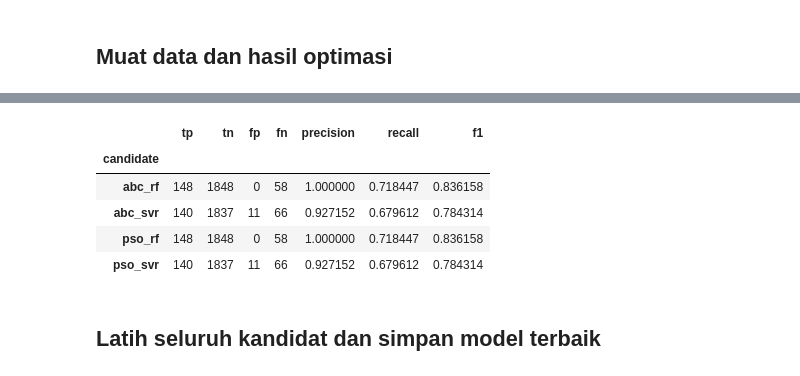
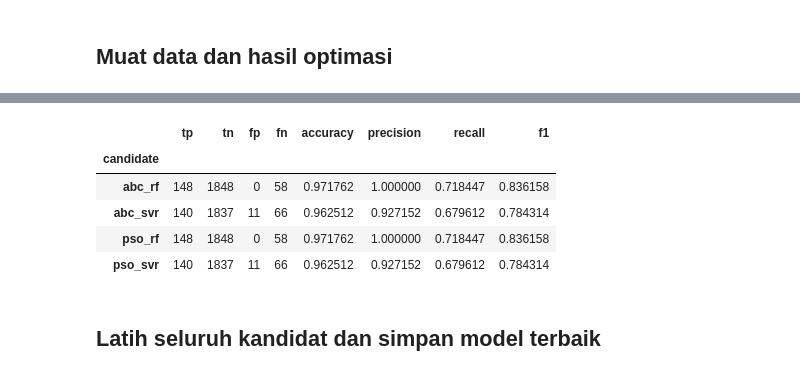
Before and after one commit to citra-leap-solution/vehicle-health-forecasting, a Jupyter notebook: newcode/scenarios/01_RF_SVR_data_single/Build_Models.ipynb, the cells around one changed output, grey strips where cells are left out. Drawn from its saved outputs; the diff is of its cells as text; code cells hidden in the pictures.

Commit message:
fix: accuracy

```diff
--- a/newcode/scenarios/01_RF_SVR_data_single/Build_Models.ipynb
+++ b/newcode/scenarios/01_RF_SVR_data_single/Build_Models.ipynb
@@ -95,7 +95,7 @@ primary_cv = threshold_comparison.loc[
     & threshold_comparison["threshold"].eq(PRIMARY_THRESHOLD)
 ].set_index("candidate")
 display(comparison[metric_cols])
-display(primary_cv[["tp", "tn", "fp", "fn", "precision", "recall", "f1"]])
+display(primary_cv[["tp", "tn", "fp", "fn", "accuracy", "precision", "recall", "f1"]])
 # %% [output]
 |  | optimizer | model | cv_mse | cv_rmse | test_mse | test_rmse | test_mae | test_r2 | objective_evaluations |
 | pso_svr | PSO | SVR | 13361.356165 | 115.591333 | 11163.182933 | 105.655965 | 57.39416 | 0.978838 | 320 |
@@ -104,10 +104,10 @@ display(primary_cv[["tp", "tn", "fp", "fn", "precision", "recall", "f1"]])
 | pso_rf | PSO | Random Forest | 24118.341581 | 155.30081 | 16012.65904 | 126.541136 | 66.967249 | 0.969645 | 299 |
-|  | tp | tn | fp | fn | precision | recall | f1 |
-| candidate |  |  |  |  |  |  |  |
-| abc_rf | 148 | 1848 | 0 | 58 | 1.000000 | 0.718447 | 0.836158 |
-| abc_svr | 140 | 1837 | 11 | 66 | 0.927152 | 0.679612 | 0.784314 |
-| pso_rf | 148 | 1848 | 0 | 58 | 1.000000 | 0.718447 | 0.836158 |
-| pso_svr | 140 | 1837 | 11 | 66 | 0.927152 | 0.679612 | 0.784314 |
+|  | tp | tn | fp | fn | accuracy | precision | recall | f1 |
+| candidate |  |  |  |  |  |  |  |  |
+| abc_rf | 148 | 1848 | 0 | 58 | 0.971762 | 1.000000 | 0.718447 | 0.836158 |
+| abc_svr | 140 | 1837 | 11 | 66 | 0.962512 | 0.927152 | 0.679612 | 0.784314 |
+| pso_rf | 148 | 1848 | 0 | 58 | 0.971762 | 1.000000 | 0.718447 | 0.836158 |
+| pso_svr | 140 | 1837 | 11 | 66 | 0.962512 | 0.927152 | 0.679612 | 0.784314 |
 # %% [markdown]
 ## Latih seluruh kandidat dan simpan model terbaik
 # %%
```
Also changed, not shown: parts of 2 cells of this notebook, 2 other files.
